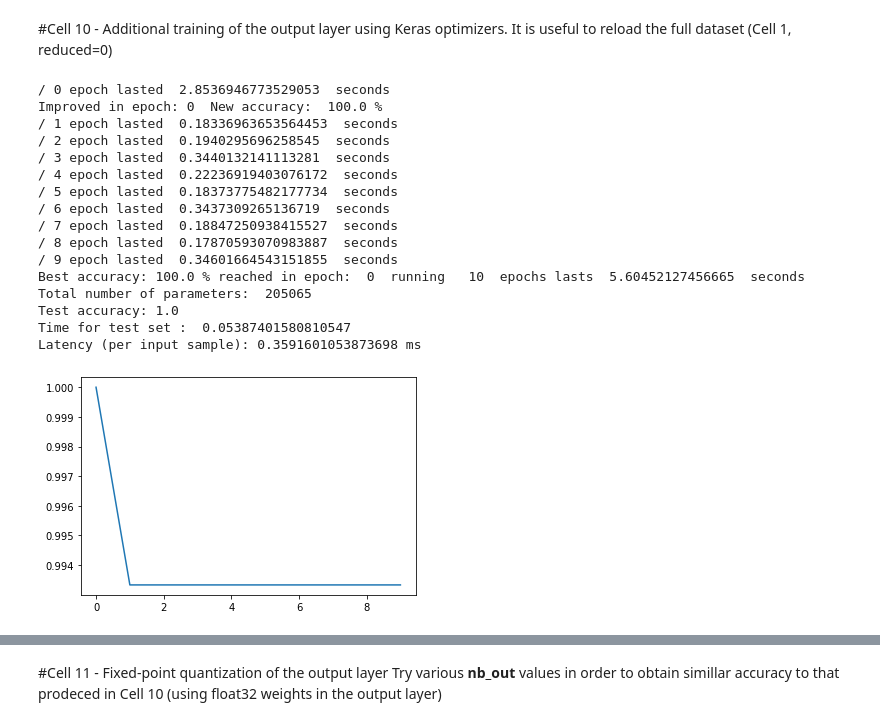
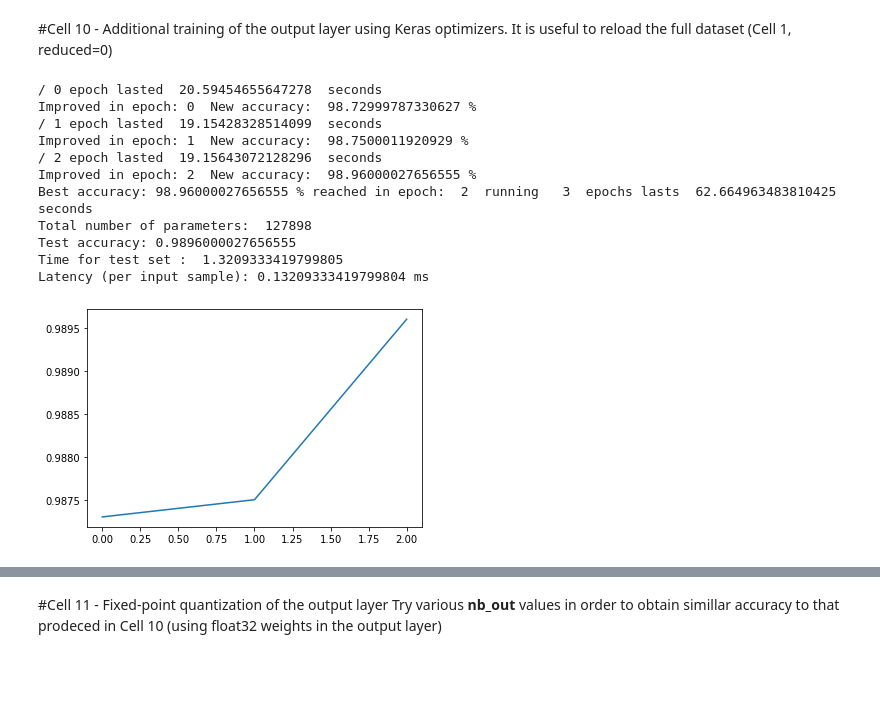
Before and after one commit to radu-dogaru/LB-CNN-compact-and-fast-binary-including-very-fast-ELM, a Jupyter notebook: LB_CNN_optimizer_trainer.ipynb, the cells around one changed output, grey strips where cells are left out. Drawn from its saved outputs; the diff is of its cells as text; code cells hidden in the pictures; blank space fills up the shorter version.

```diff
--- a/LB_CNN_optimizer_trainer.ipynb
+++ b/LB_CNN_optimizer_trainer.ipynb
@@ -111,7 +111,7 @@ When using the fast optimizer (cells 2-6) use reduced=10000 here to avoid GPU-RA
 # In the kernel optimization phase a small number of training samples must be considered.
 # After optimization re-run the cell to load the entire data set
 #------------------------------------------------------------------------
-dataset='cifar10' # mnist or f-mnist or cifar10
+dataset='mnist' # mnist or f-mnist or cifar10
 reduced=10000  # Use as little as possible to accomodate the available GPU RAM
 #------------------------------------------------------------------------------------
 
@@ -420,7 +427,7 @@ When the accuracy is convenient run cell 6 again using **use_stored=1**
 #--------------------------------------------------------------------------------------
 use_stored=1  # 0 = uses random kernles ; 1 - uses the bk (best solution found during the trials)
 conv_layers=2 # convolution layers -
-nf1=5; nf2=4; nf3=2 # filers in conv layers
+nf1=16; nf2=16; nf3=8 # filers in conv layers
 # Here the filters for the depthwise model only
 NL=(1,1) # Nonlinearity for the NL-CNN model
 
@@ -785,7 +792,7 @@ import matplotlib.pyplot as plt
 
 #=====================================================================
 batch_size = 10  # useful for MNIST, CIFAR, for ORL take 1  ( eg.50-200 large datasets - 1/1000 train set typicall)
-epoci = 10 # maximal number of training epochs (the best result may be obtained earlier)
+epoci = 3 # maximal number of training epochs (the best result may be obtained earlier)
 train_style = 2 # 1-standard Keras (not recommended) ; 2 epoch by epoch and keeping best test accuracy until "epoci";
 #--------------
 augment=0
@@ -855,50 +862,45 @@ for k in range(epoci):
           model.fit_generator(data_generator.flow(x_train, y_train,
               batch_size=batch_size),
               epochs=1,shuffle=False,
               verbose=0,  # no display
               validation_data=(x_test, y_test))
               #,callbacks=callbacks)
       ty=ti.time()
       print('/',k,'epoch lasted ',ty-tx,' seconds')
 
       score = model.evaluate(x_test, y_test, verbose=0)
 
       err_test[k]=score[1]
       if score[1]>best_acc :
             print('Improved in epoch:', k, ' New accuracy: ', 100*score[1],'%')
             best_acc=score[1]
             best_ep=k
             bp=model.get_weights()
 
 t2=ti.time()
 print('Best accuracy:', best_acc*100, '% reached in epoch: ',best_ep, ' running  ',epoci,' epochs lasts ',t2-t1,' seconds')
 plt.plot(err_test)
 model.set_weights((bp)) # evaluete prediction time on all test samples
 t1=ti.time()
 score = model.evaluate(x_test, y_test, verbose=0)
 t2=ti.time()
 print ('Total number of parameters: ',model.count_params())
 print('Test accuracy:', score[1])
 print ('Time for test set : ',t2-t1)
 print('Latency (per input sample):', 1000*(t2-t1)/np.shape(x_test)[0], 'ms')
 # %% [output]
-/ 0 epoch lasted  2.8536946773529053  seconds
-Improved in epoch: 0  New accuracy:  100.0 %
-/ 1 epoch lasted  0.18336963653564453  seconds
-/ 2 epoch lasted  0.1940295696258545  seconds
-/ 3 epoch lasted  0.3440132141113281  seconds
-/ 4 epoch lasted  0.22236919403076172  seconds
-/ 5 epoch lasted  0.18373775482177734  seconds
-/ 6 epoch lasted  0.3437309265136719  seconds
-/ 7 epoch lasted  0.18847250938415527  seconds
-/ 8 epoch lasted  0.17870593070983887  seconds
-/ 9 epoch lasted  0.34601664543151855  seconds
-Best accuracy: 100.0 % reached in epoch:  0  running   10  epochs lasts  5.60452127456665  seconds
-Total number of parameters:  205065
-Test accuracy: 1.0
-Time for test set :  0.05387401580810547
-Latency (per input sample): 0.3591601053873698 ms
+/ 0 epoch lasted  20.59454655647278  seconds
+Improved in epoch: 0  New accuracy:  98.72999787330627 %
+/ 1 epoch lasted  19.15428328514099  seconds
+Improved in epoch: 1  New accuracy:  98.7500011920929 %
+/ 2 epoch lasted  19.15643072128296  seconds
+Improved in epoch: 2  New accuracy:  98.96000027656555 %
+Best accuracy: 98.96000027656555 % reached in epoch:  2  running   3  epochs lasts  62.664963483810425  seconds
+Total number of parameters:  127898
+Test accuracy: 0.9896000027656555
+Time for test set :  1.3209333419799805
+Latency (per input sample): 0.13209333419799804 ms
-[figure, old version]
+[figure, new version]
 # %%
 import gc
 gc.collect()
```
Also changed, not shown: parts of 15 cells of this notebook.
